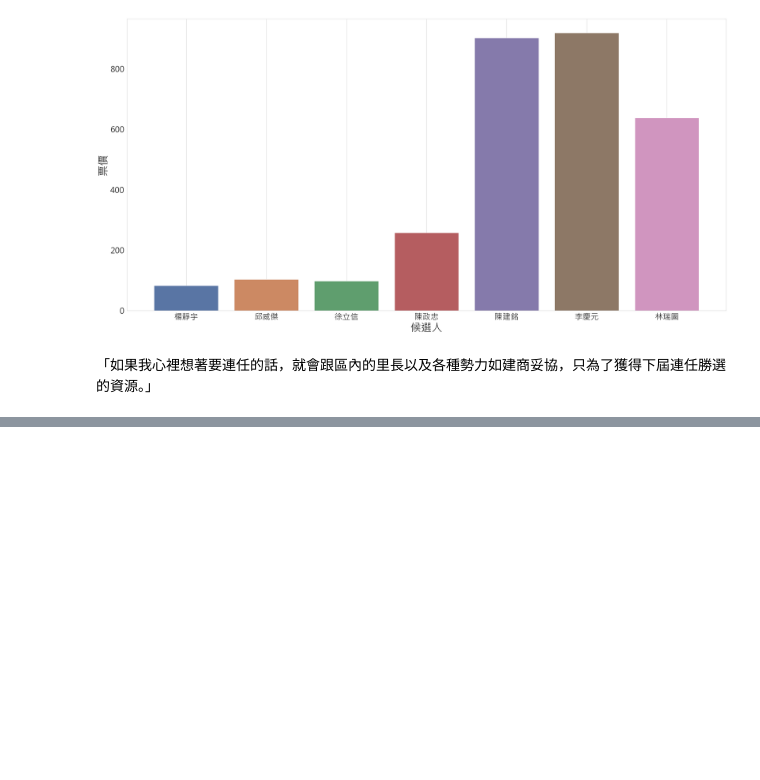
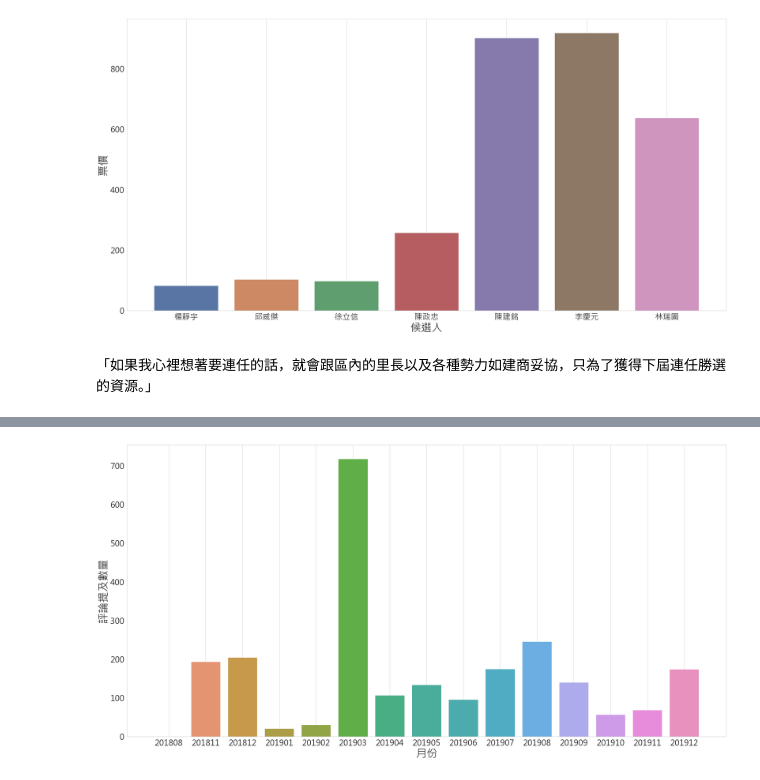
Before and after one commit to h30306/Learning-Notes, a Jupyter notebook: data-mining/Politics Analysis/Politics Analasis.ipynb, the cells around one changed output, grey strips where cells are left out. Drawn from its saved outputs; the diff is of its cells as text; code cells hidden in the pictures; blank space fills up the shorter version.

```diff
--- a/data-mining/Politics Analysis/Politics Analasis.ipynb
+++ b/data-mining/Politics Analysis/Politics Analasis.ipynb
@@ -493,0 +599,20 @@ _ = plt.plot()
+# %%
+#評論數
+times=[]
+for i in tqdm_notebook(range(len(df))):
+    for j in df['評論內容'][i]:
+        for k in frog:
+            if k in j:
+                times.append(df['YM'][i])
+amount_co = pd.DataFrame({'YM':times}).reset_index().groupby(by='YM').count().reset_index().rename(columns={'index':'Y'})
+
+plt.figure(figsize=(40, 20))
+ax = sns.barplot(x="YM", y="Y", data=amount_co, estimator=sum)
+label = ax.get_xticklabels()
+plt.ylabel('評論提及數量',fontsize=40)
+plt.xlabel('月份',fontsize=40)
+plt.xticks(fontsize=30)
+plt.yticks(fontsize=30)
+plt.grid()
+_ = plt.plot()
+# %% [output]
@@ -493,0 +620 @@ _ = plt.plot()
+[figure, added]
```
Also changed, not shown: parts of 42 cells of this notebook.
